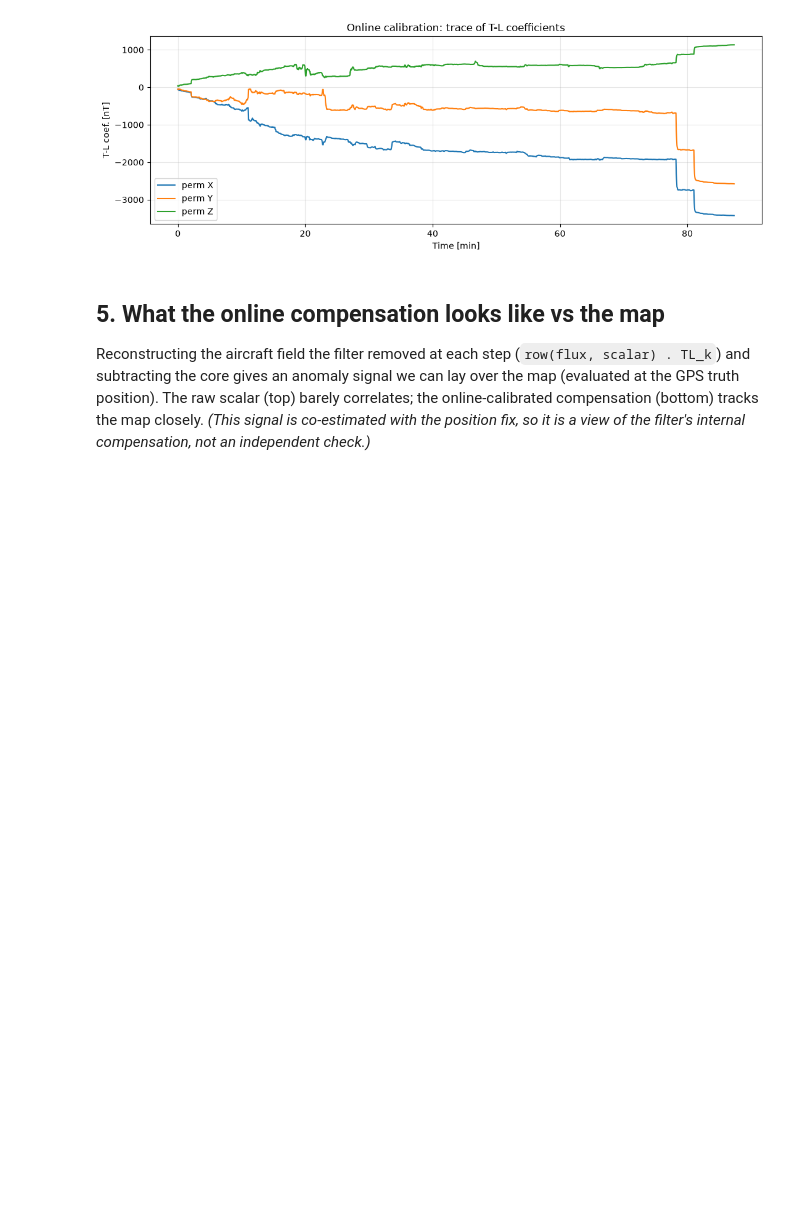
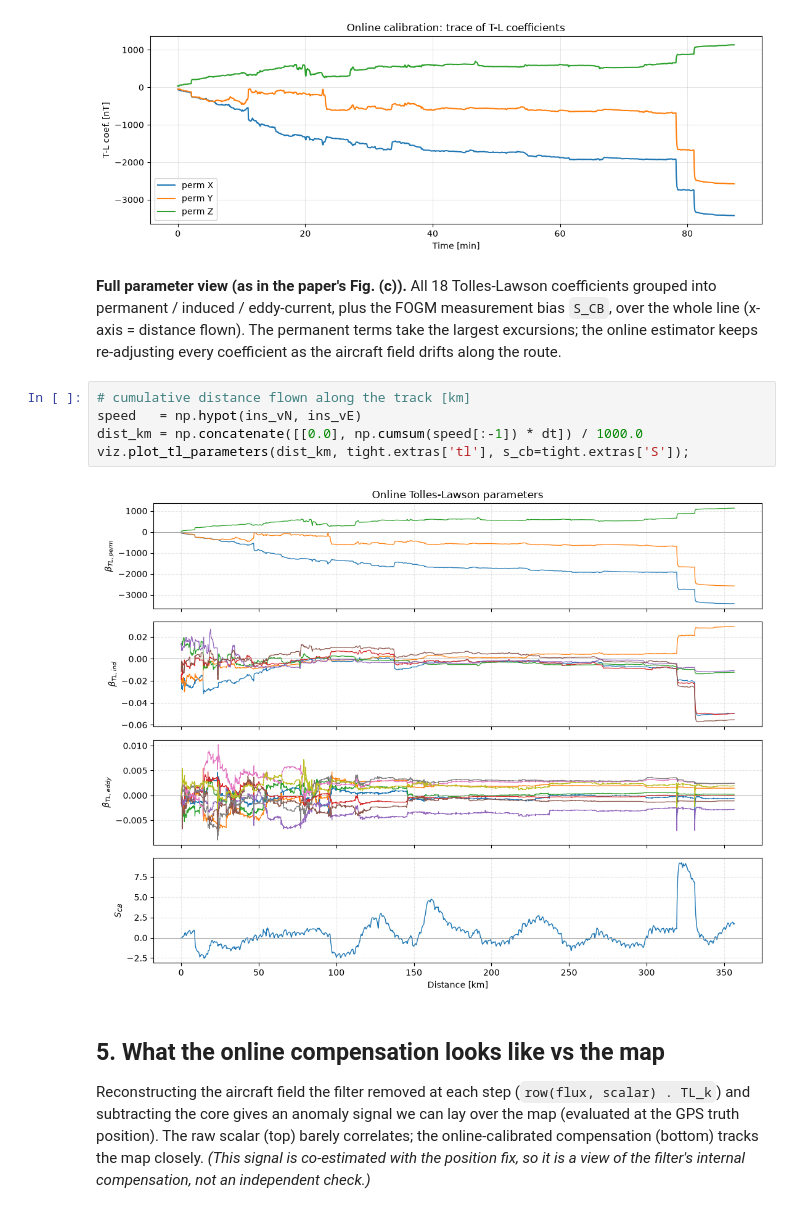
Before and after one commit to wojciechp6/magnavlab, a Jupyter notebook: notebooks/06_online_calibration.ipynb, the cells around one changed output. Saved outputs shown, nothing was run; the diff lists cells and outputs as text; blank space fills up the shorter version.

Commit message:
calibration parameters plot

```diff
--- a/notebooks/06_online_calibration.ipynb
+++ b/notebooks/06_online_calibration.ipynb
@@ -140,6 +140,15 @@ calibration flight would normally provide, recovered online instead.
 viz.plot_tl_online(tt, tight.extras['tl']);
 # %% [output]
 [figure]
+# %% [markdown]
+**Full parameter view (as in the paper's Fig. (c)).** All 18 Tolles-Lawson coefficients grouped into permanent / induced / eddy-current, plus the FOGM measurement bias `S_CB`, over the whole line (x-axis = distance flown). The permanent terms take the largest excursions; the online estimator keeps re-adjusting every coefficient as the aircraft field drifts along the route.
+# %%
+# cumulative distance flown along the track [km]
+speed   = np.hypot(ins_vN, ins_vE)
+dist_km = np.concatenate([[0.0], np.cumsum(speed[:-1]) * dt]) / 1000.0
+viz.plot_tl_parameters(dist_km, tight.extras['tl'], s_cb=tight.extras['S']);
+# %% [output]
+[figure, added]
 # %% [markdown]
 ## 5. What the online compensation looks like vs the map
 
```
Also changed, not shown: 1 other file.
